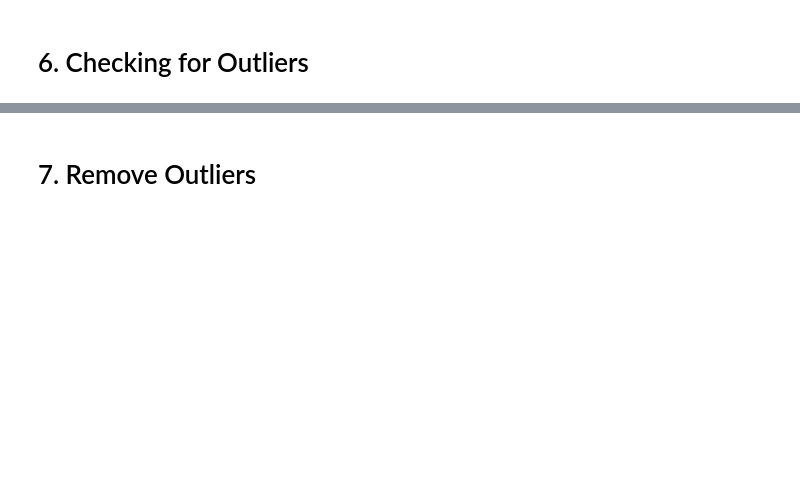
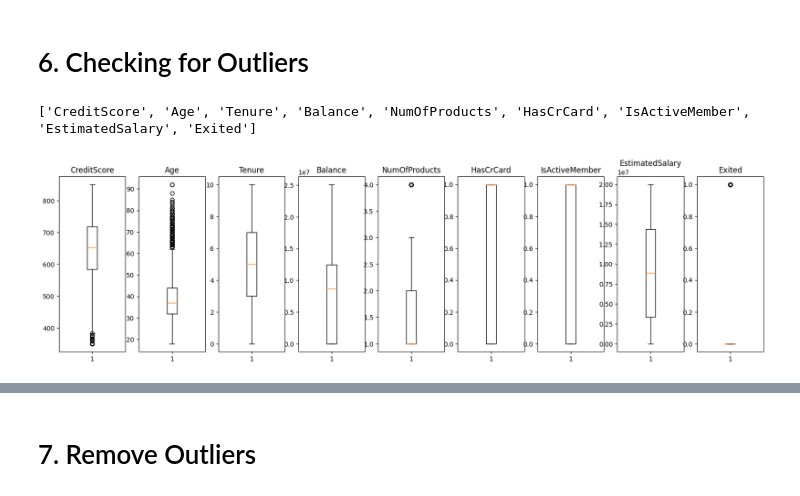
Before and after one commit to EmilyCaroline/BankCustomerChurnPrediction, a Jupyter notebook: main.ipynb, the cells around one changed output, grey strips where cells are left out. Drawn from its saved outputs; the diff is of its cells as text; code cells hidden in the pictures; blank space fills up the shorter version.

```diff
--- a/main.ipynb
+++ b/main.ipynb
@@ -257,9 +180,0 @@ Age, balance, the quantity of items and active membership all show minor correla
-# %%
-plt.style.use('classic')
-plt.figure(figsize=(12, 6))
-sns.countplot(x='Geography', hue='Exited', data=df , palette=['palegreen', 'darkseagreen'])
-plt.title('Churn by Country', fontsize=16)
-plt.xlabel('Country', fontsize=14)
-plt.ylabel('Count', fontsize=14)
-plt.legend(['Not Churned', 'Churned'], fontsize=12)
-plt.show()
@@ -369,2 +181,28 @@ The seaborn styles shipped by Matplotlib are deprecated since 3.6, as they no lo
 # %% [markdown]
 # 6. Checking for Outliers
+# %%
+#list numeric column name
+%matplotlib inline
+
+columns = []
+count = 0
+for x in df.columns:
+    if df.dtypes[count] != object:
+        columns.append(x)
+        count = count+1
+    else:
+        count = count+1
+
+print(columns)
+
+#boxplot to visulize an outlier
+
+fig, axs = plt.subplots(ncols=len(columns), figsize=(20,5))
+for i, col in enumerate(columns):
+    axs[i].boxplot(df[col])
+    axs[i].set_title(col)
+
+plt.show()
+# %% [output]
+['CreditScore', 'Age', 'Tenure', 'Balance', 'NumOfProducts', 'HasCrCard', 'IsActiveMember', 'EstimatedSalary', 'Exited']
+[figure, added]
```
Also changed, not shown: parts of 21 cells of this notebook.
